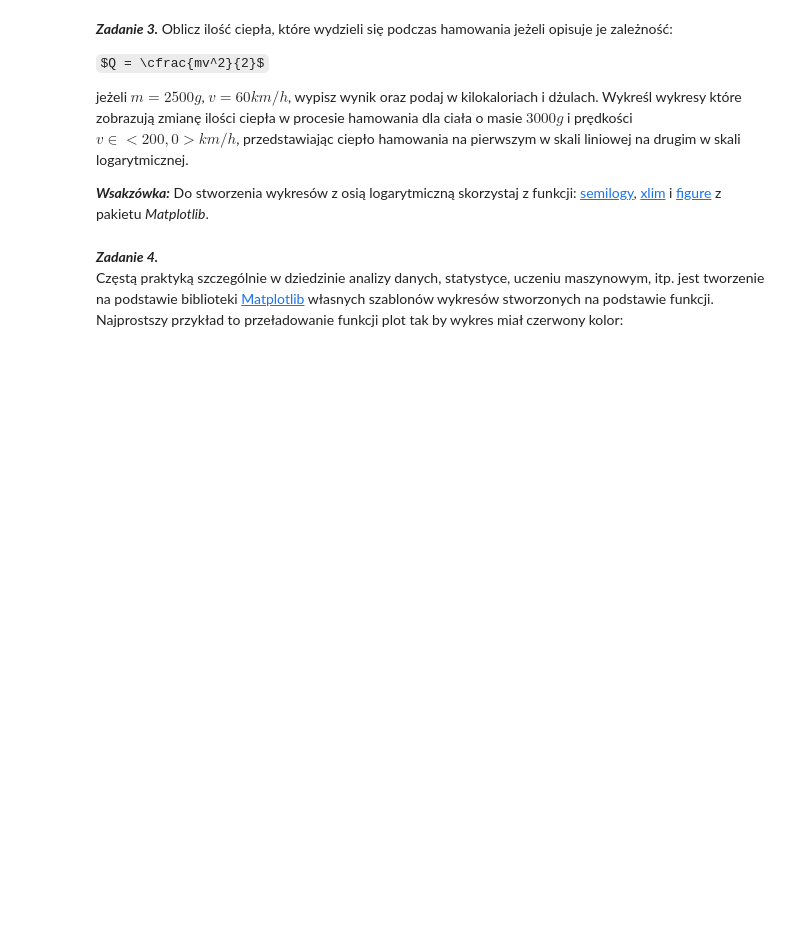
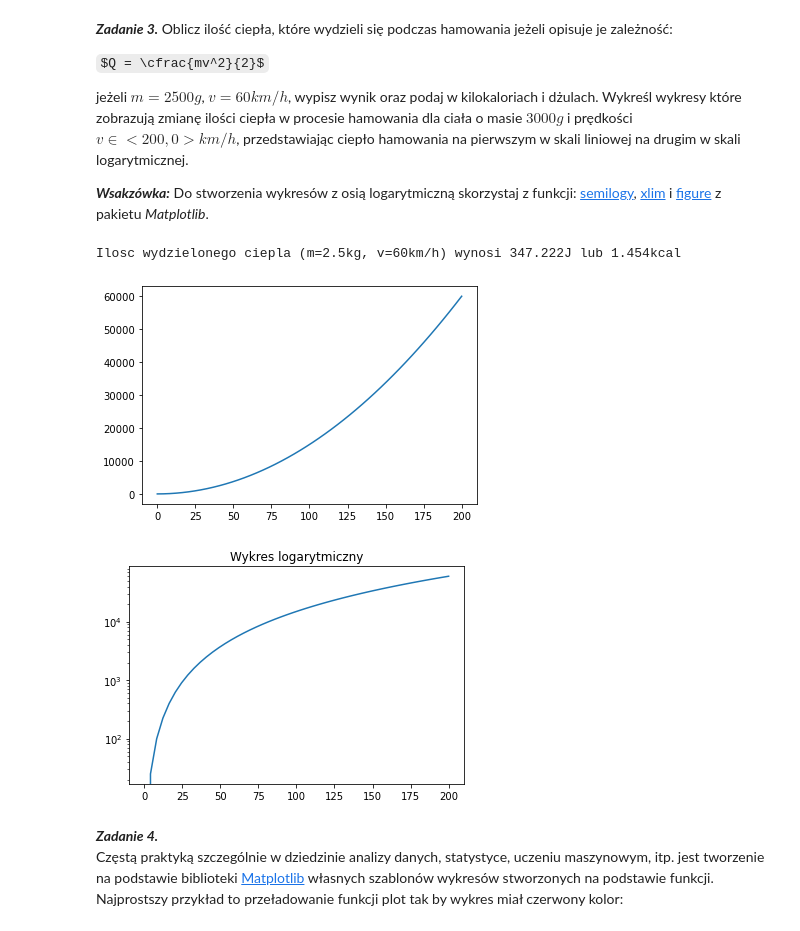
Before and after one commit to mateusztylec/MetodyNumeryczne, a Jupyter notebook: Laboratorium 2/sprawozdanie.ipynb, the cells around one changed output. Drawn from its saved outputs; the diff is of its cells as text; code cells hidden in the pictures; some formulas as TeX source; blank space fills up the shorter version.

```diff
--- a/Laboratorium 2/sprawozdanie.ipynb
+++ b/Laboratorium 2/sprawozdanie.ipynb
@@ -47,6 +108,25 @@ $Q = \cfrac{mv^2}{2}$
 jeżeli $m = 2500g$, $v = 60km/h$, wypisz wynik oraz podaj w kilokaloriach i dżulach. Wykreśl wykresy które zobrazują zmianę ilości ciepła w procesie hamowania dla ciała o masie $3000g$ i prędkości $v\in<200,0>km/h$, przedstawiając ciepło hamowania na pierwszym w skali liniowej na drugim w skali logarytmicznej.
 
 ***Wsakzówka:*** Do stworzenia wykresów z osią logarytmiczną skorzystaj z funkcji: [semilogy](https://matplotlib.org/api/_as_gen/matplotlib.pyplot.semilogy.html), [xlim](https://matplotlib.org/api/_as_gen/matplotlib.pyplot.xlim.html?highlight=xlim#matplotlib.pyplot.xlim) i [figure](https://matplotlib.org/api/_as_gen/matplotlib.pyplot.figure.html?highlight=figure#matplotlib.pyplot.figure) z pakietu *Matplotlib*.
+# %%
+def ergy_braking(m, v):
+    return m*(v**2)/2
+
+print("Ilosc wydzielonego ciepla (m=2.5kg, v=60km/h) wynosi {J:.3f}J lub {kcal:.3f}kcal".format(J = ergy_braking(m = 2.5,v = 60/3.6), kcal = ergy_braking(m = 2.5, v = 60/3.6)*(4.187/1000)))
+
+v1 = np.linspace(200,0)
+y = ergy_braking(m = 3, v = v1)
+
+plt.plot(v1,y)
+plt.show()
+
+plt.semilogy(v1,y)
+plt.title("Wykres logarytmiczny")
+plt.show()
+# %% [output]
+Ilosc wydzielonego ciepla (m=2.5kg, v=60km/h) wynosi 347.222J lub 1.454kcal
+[figure, added]
+[figure, added]
 # %% [markdown]
 ***Zadanie 4.***
 Częstą praktyką szczególnie w dziedzinie analizy danych, statystyce, uczeniu maszynowym, itp. jest tworzenie na podstawie biblioteki [Matplotlib](https://matplotlib.org/) własnych szablonów wykresów stworzonych na podstawie funkcji. Najprostszy przykład to przeładowanie funkcji plot tak by wykres miał czerwony kolor:
```
Also changed, not shown: parts of 6 cells of this notebook, 1 other file.
